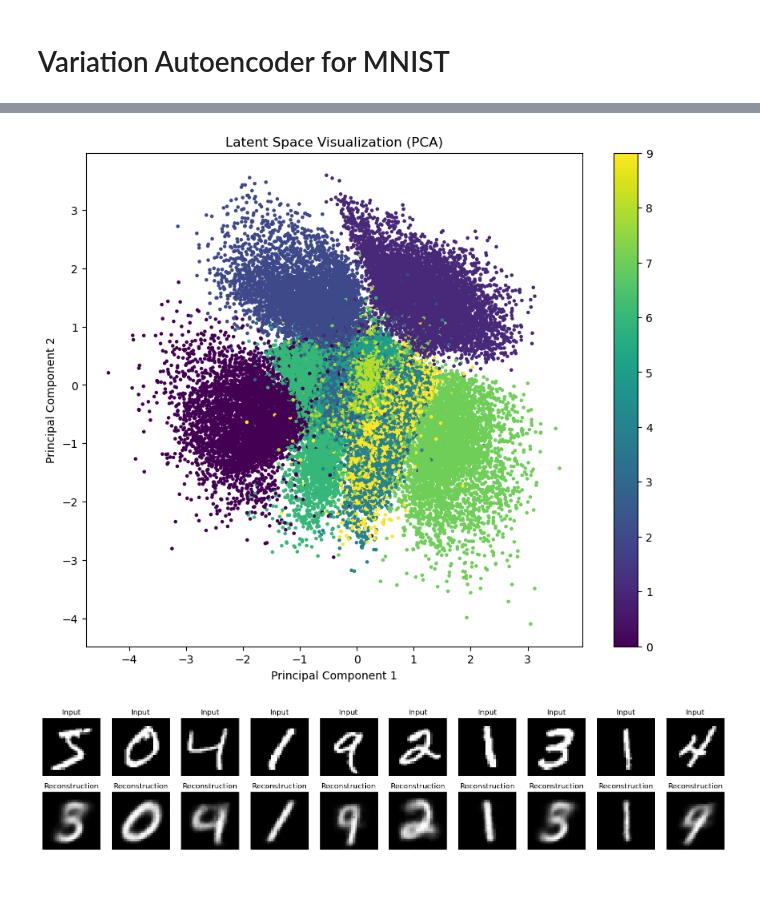
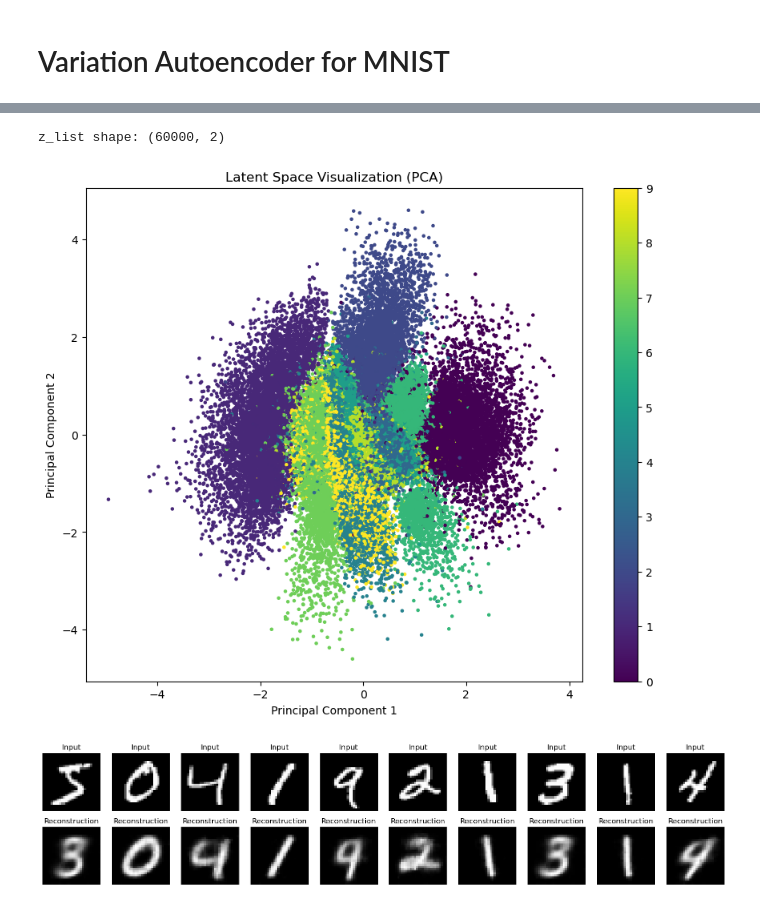
Before and after one commit to namoshi/IG_VAE, a Jupyter notebook: vae_MNIST.ipynb, the cells around one changed output, grey strips where cells are left out. Drawn from its saved outputs; the diff is of its cells as text; code cells hidden in the pictures.

```diff
--- a/vae_MNIST.ipynb
+++ b/vae_MNIST.ipynb
@@ -123,29 +138,33 @@ Epoch 50, Loss: 35.9777
 # %%
 # 中間層の出力の可視化 (PCA適用)
 model.eval()
 z_list = []
 labels_list = []
 with torch.no_grad():
     for data, labels in train_loader:
         mu, logvar = model.encode(data)
         z = model.reparameterize(mu, logvar)
         z_list.extend(z.cpu().numpy())
         labels_list.extend(labels.cpu().numpy())
 z_list = np.array(z_list)
 labels_list = np.array(labels_list)
 
-pca = PCA(n_components=2)
-z_pca = pca.fit_transform(z_list)
+print(f"z_list shape: {z_list.shape}")
+
+# PCAを使用して次元削減
+#pca = PCA(n_components=2)
+#z_pca = pca.fit_transform(z_list)
 
 plt.figure(figsize=(10, 8))
-plt.scatter(z_pca[:, 0], z_pca[:, 1], c=labels_list, cmap='viridis', s=5)
+plt.scatter(z_list[:, 0], z_list[:, 1], c=labels_list, cmap='viridis', s=5)
 plt.colorbar()
 plt.title('Latent Space Visualization (PCA)')
 plt.xlabel('Principal Component 1')
 plt.ylabel('Principal Component 2')
 plt.show()
 # %% [output]
+z_list shape: (60000, 2)
-[figure, old version]
+[figure, new version]
 # %%
 # 入力画像と再構成画像の比較
 n = 10
```
Also changed, not shown: parts of 2 cells of this notebook, 3 other files.
